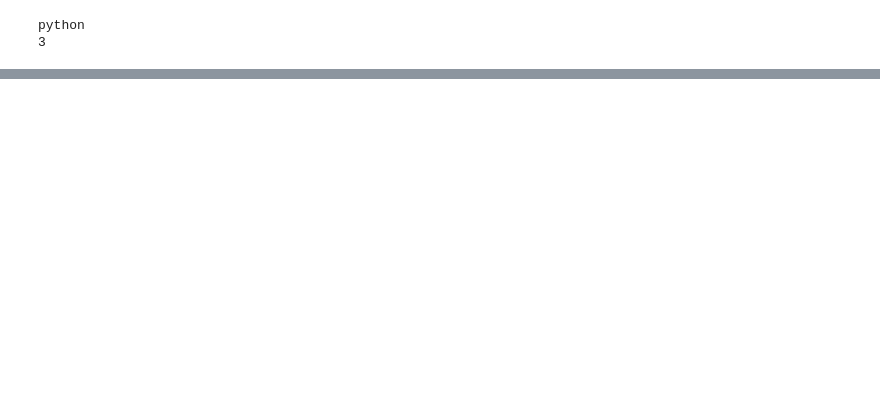
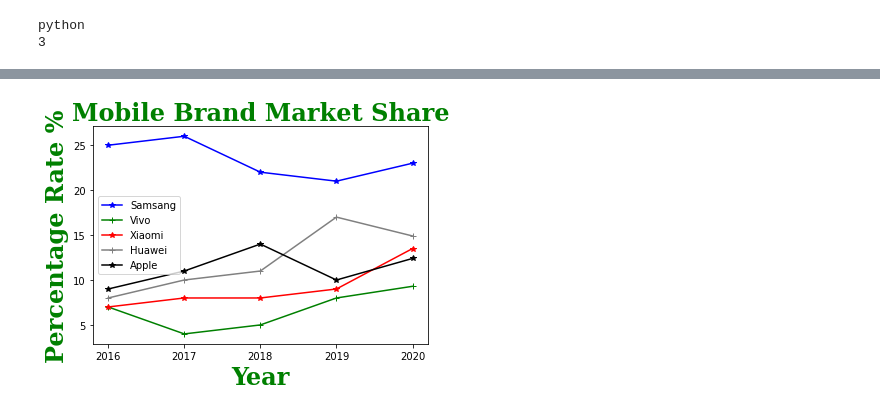
Before and after one commit to safiul0073/PR-AI-with-Python-core, a Jupyter notebook: ClassAssignment2_file_read_write.ipynb, the cells around one changed output, grey strips where cells are left out. Cells and saved outputs as stored; diff of their text form; code cells hidden in the pictures; blank space fills up the shorter version.

```diff
--- a/ClassAssignment2_file_read_write.ipynb
+++ b/ClassAssignment2_file_read_write.ipynb
@@ -29,0 +133,29 @@ print(y)
+# %%
+import pandas as pd
+import matplotlib.pyplot as p
+font = {'family': 'serif',
+        'color':  'Green',
+        'weight': 'bold',
+        'size': 24,
+        }
+file = pd.read_csv("Doc.csv")
+x0 = file.iloc[0,[1,2,3,4,5]].values
+x1 = file.iloc[1,[1,2,3,4,5]].values
+x2 = file.iloc[2,[1,2,3,4,5]].values
+x3 = file.iloc[3,[1,2,3,4,5]].values
+x4 = file.iloc[4,[1,2,3,4,5]].values
+y = file.iloc[:,0].values
+z = ["2016","2017","2018","2019","2020"]
+
+p.plot(z, x0, color="blue", label=y[0], marker="*")
+p.plot(z, x1,  color="green", label=y[1], marker="+")
+p.plot(z, x2,  color="red", label=y[2], marker="*")
+p.plot(z, x3,  color="gray", label=y[3], marker="+")
+p.plot(z, x4,  color="black", label=y[4], marker="*")
+p.xlabel('Year',fontdict=font)
+p.ylabel('Percentage Rate %',fontdict=font)
+p.title("Mobile Brand Market Share",fontdict=font)
+p.legend()
+p.show()
+# %% [output]
+[figure, added]
```
Also changed, not shown: parts of 4 cells of this notebook.
